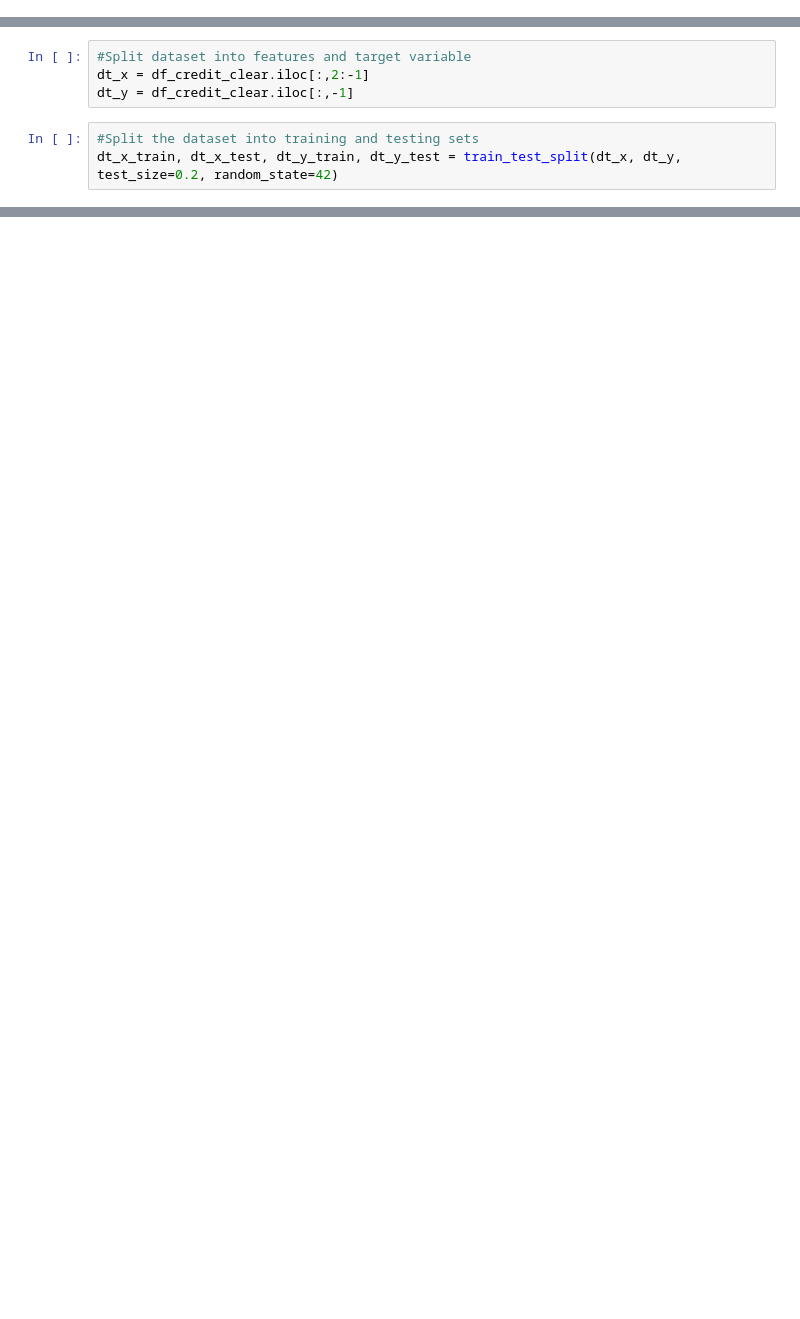
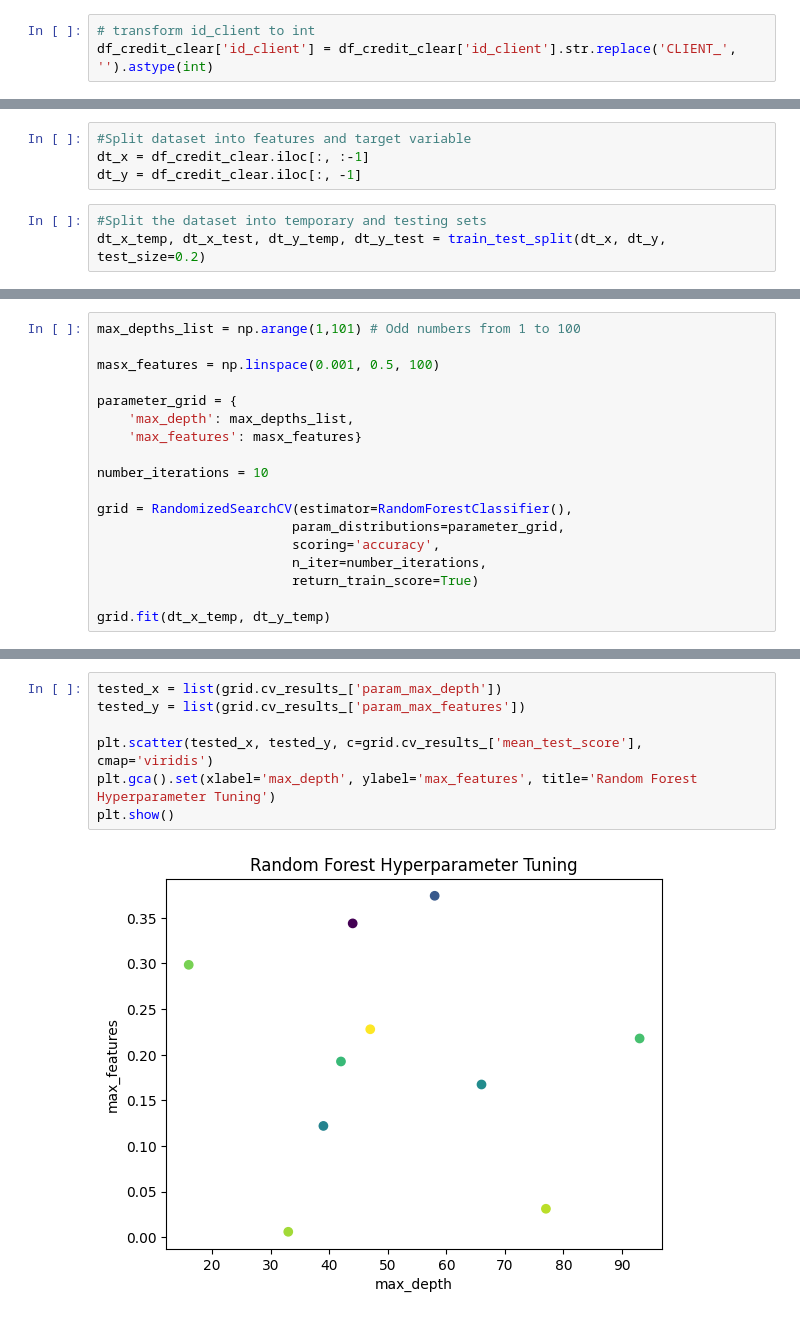
Before and after one commit to cassiof-dev/agricultural_credit_default, a Jupyter notebook: analise.ipynb, the cells around one changed output, grey strips where cells are left out. Saved outputs shown, nothing was run; the diff lists cells and outputs as text; blank space fills up the shorter version.

Commit message:
Test with PCA and Cross-Validation

```diff
--- a/analise.ipynb
+++ b/analise.ipynb
@@ -448,2 +422,5 @@ default_status      20000
 dtype: int64
+# %%
+# transform id_client to int
+df_credit_clear['id_client'] = df_credit_clear['id_client'].str.replace('CLIENT_', '').astype(int)
 # %%
@@ -458,7 +440,7 @@ Index(['id_client', 'culture', 'hectar', 'parcelas', 'rating', 'score',
 # %%
 #Split dataset into features and target variable
-dt_x = df_credit_clear.iloc[:,2:-1]
-dt_y = df_credit_clear.iloc[:,-1]
+dt_x = df_credit_clear.iloc[:, :-1]
+dt_y = df_credit_clear.iloc[:, -1]
 # %%
-#Split the dataset into training and testing sets
-dt_x_train, dt_x_test, dt_y_train, dt_y_test = train_test_split(dt_x, dt_y, test_size=0.2, random_state=42)
+#Split the dataset into temporary and testing sets
+dt_x_temp, dt_x_test, dt_y_temp, dt_y_test = train_test_split(dt_x, dt_y, test_size=0.2)
@@ -522,0 +466,18 @@ print(accuracy_score(dt_y_test, predictions))
+# %%
+max_depths_list = np.arange(1,101) # Odd numbers from 1 to 100
+
+masx_features = np.linspace(0.001, 0.5, 100)
+
+parameter_grid = {
+    'max_depth': max_depths_list,
+    'max_features': masx_features}
+
+number_iterations = 10
+
+grid = RandomizedSearchCV(estimator=RandomForestClassifier(),
+                         param_distributions=parameter_grid,
+                         scoring='accuracy',
+                         n_iter=number_iterations,
+                         return_train_score=True)
+
+grid.fit(dt_x_temp, dt_y_temp)
@@ -522,0 +500,9 @@ print(accuracy_score(dt_y_test, predictions))
+# %%
+tested_x = list(grid.cv_results_['param_max_depth'])
+tested_y = list(grid.cv_results_['param_max_features'])
+
+plt.scatter(tested_x, tested_y, c=grid.cv_results_['mean_test_score'], cmap='viridis')
+plt.gca().set(xlabel='max_depth', ylabel='max_features', title='Random Forest Hyperparameter Tuning')
+plt.show()
+# %% [output]
+[figure, added]
```
Also changed, not shown: parts of 37 cells of this notebook, 1 other file.
